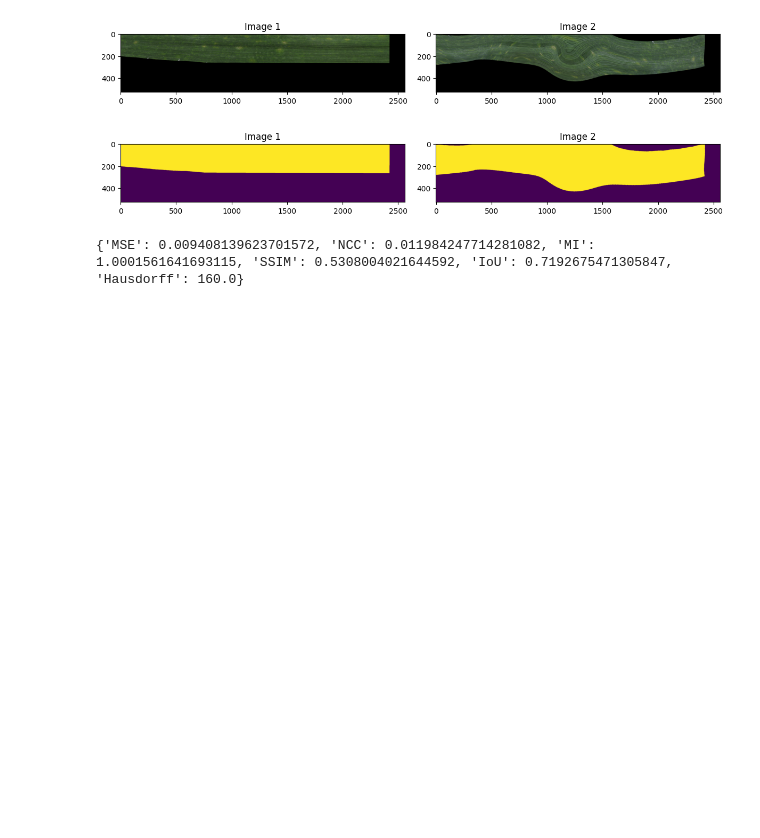
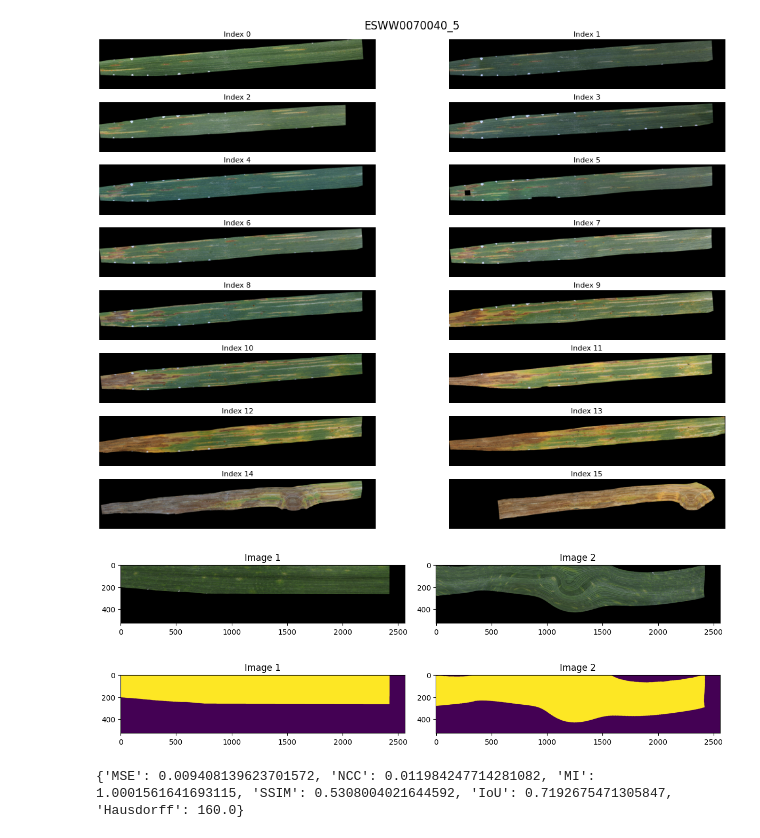
Before and after one commit to eboesch/LeafAlignment, a Jupyter notebook: series_reg_eval.ipynb, the cells around one changed output. Saved outputs shown, nothing was run; the diff lists cells and outputs as text; code cells hidden in the pictures; blank space fills up the shorter version.

Commit message:
added series plotting function

```diff
--- a/series_reg_eval.ipynb
+++ b/series_reg_eval.ipynb
@@ -91,6 +92,14 @@ with open(out_file, 'a', newline='') as f:
                     print(f"Evaluating {method} registration on leaf {uid}...")
 
                 imgs, masks = fetch_registered_image_mask_seq(leaf, method, style)
+                if method == "LoFTR + TPS Individual":
+                    file_name = f"{uid}_individual.png"
+                    title = f"{uid} Individual Registration"
+                    plot_image_series(imgs, title=title, n_cols=2, save_fig=True, file_name=file_name)
+                elif method == "LoFTR + TPS Semi-Sequential":
+                    file_name = f"{uid}_semi_sequential.png"
+                    title = f"{uid} Semi-Sequential Registration"
+                    plot_image_series(imgs, title=title, n_cols=2, save_fig=True, file_name=file_name)
 
                 fixed_img_indices = [0] #,1]
                 moving_img_indices = np.arange(1,leaf.n_leaves)
@@ -144,3 +257,8 @@ OSError: [Errno 107] Transport endpoint is not connected
+# %%
+# plot_image_series(masks, title=leaf.leaf_uid, n_cols=2, save_fig=True, file_name="test5.png")
+plot_image_series(imgs, title=leaf.leaf_uid, n_cols=2)
+# %% [output]
+[figure, added]
 # %%
 from plotting import plot_image_pair
 
```
Also changed, not shown: parts of 3 cells of this notebook, 2 other files.
